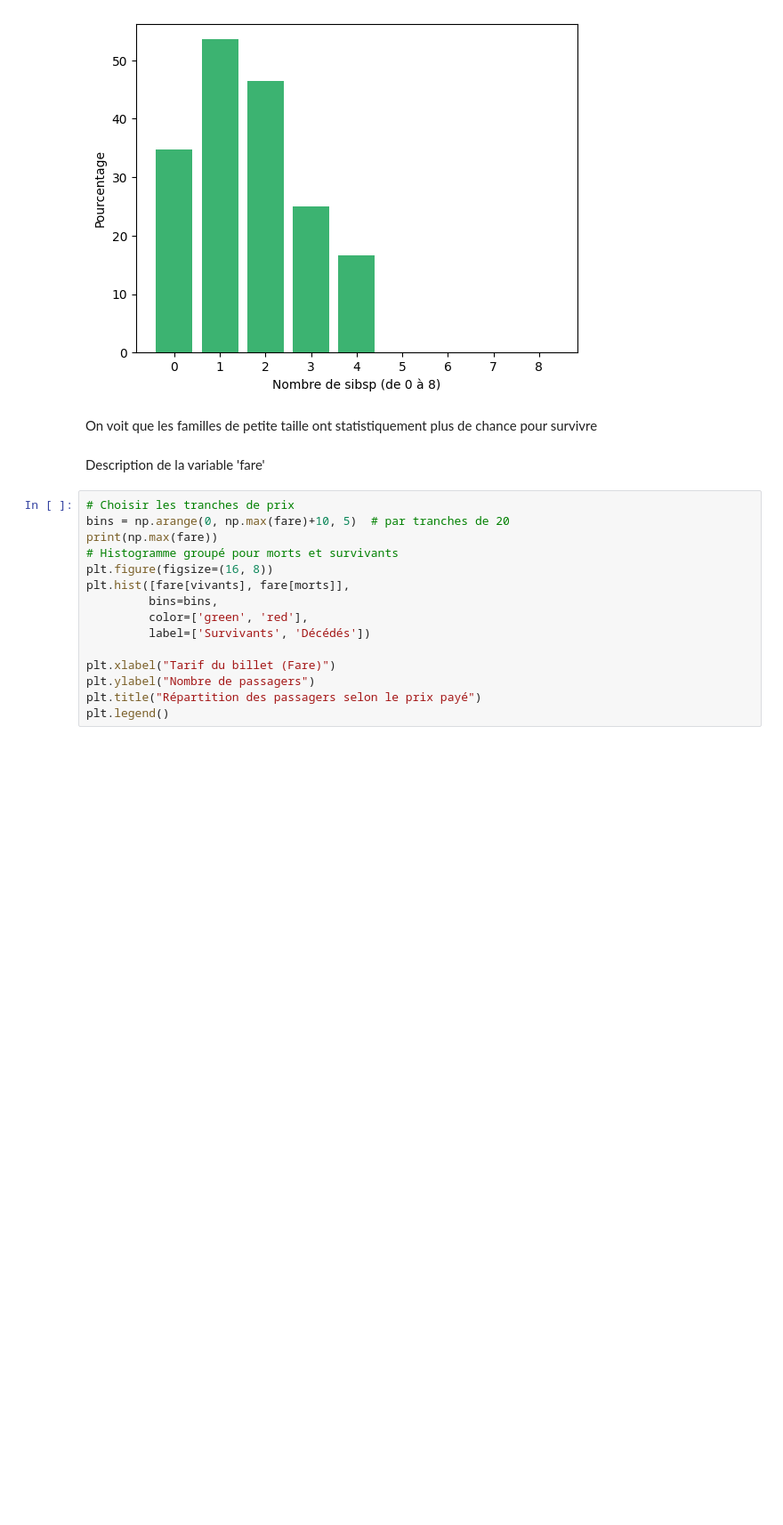
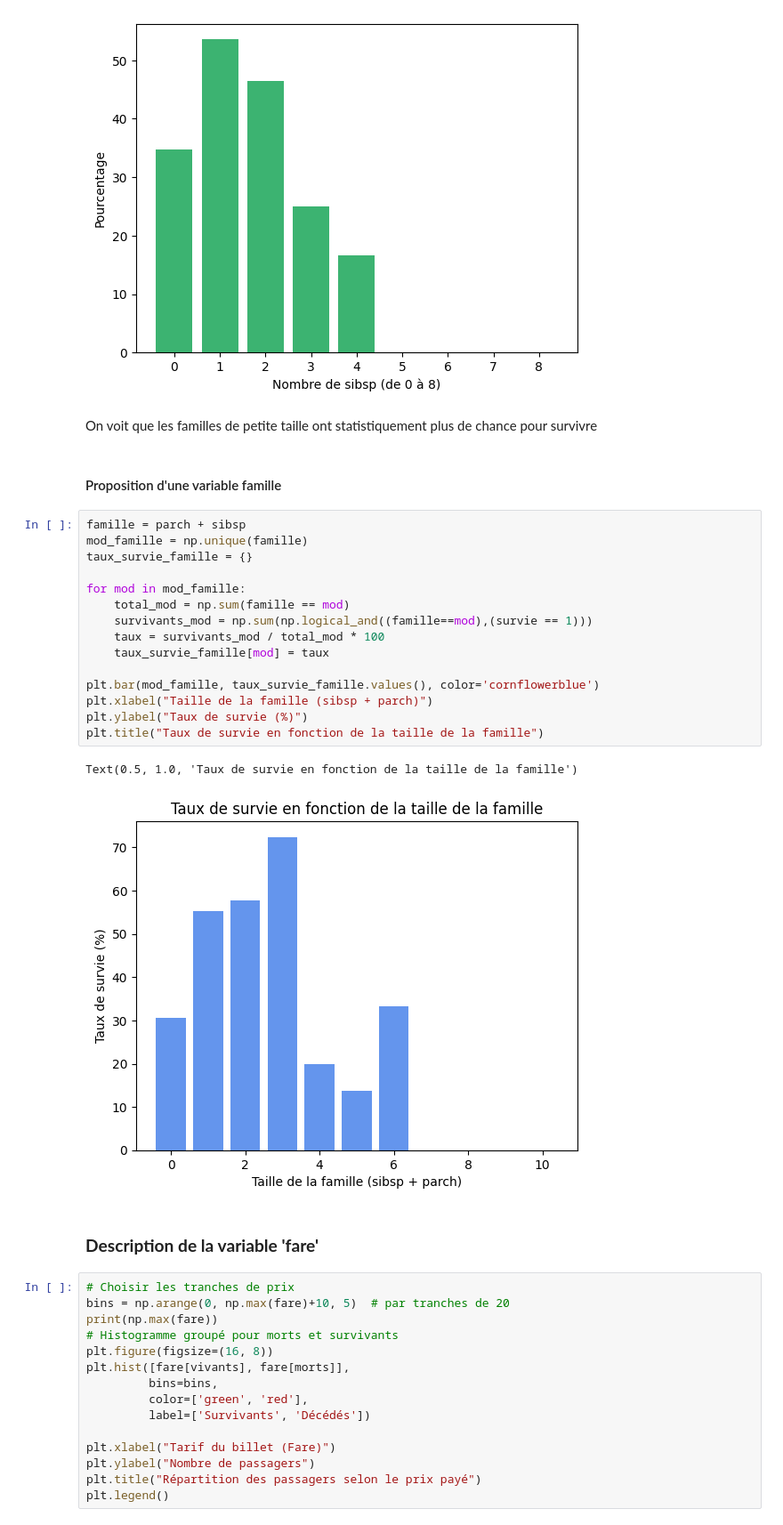
Before and after one commit to Noah-Agnel/Titanic, a Jupyter notebook: data_analysis.ipynb, the cells around one changed output. Shown at 89% size. Drawn from its saved outputs; the diff is of its cells as text; blank space fills up the shorter version.

```diff
--- a/data_analysis.ipynb
+++ b/data_analysis.ipynb
@@ -192,8 +227,28 @@ Pourcentage pour 8.0 sibsp:  0.0  %
 [figure]
 # %% [markdown]
 On voit que les familles de petite taille ont statistiquement plus de chance pour survivre
+# %% [markdown]
+#### Proposition d'une variable famille
+# %%
+famille = parch + sibsp
+mod_famille = np.unique(famille)
+taux_survie_famille = {}
+
+for mod in mod_famille:
+    total_mod = np.sum(famille == mod)
+    survivants_mod = np.sum(np.logical_and((famille==mod),(survie == 1)))
+    taux = survivants_mod / total_mod * 100
+    taux_survie_famille[mod] = taux
+
+plt.bar(mod_famille, taux_survie_famille.values(), color='cornflowerblue')
+plt.xlabel("Taille de la famille (sibsp + parch)")
+plt.ylabel("Taux de survie (%)")
+plt.title("Taux de survie en fonction de la taille de la famille")
+# %% [output]
+Text(0.5, 1.0, 'Taux de survie en fonction de la taille de la famille')
+[figure, added]
 # %% [markdown]
-Description de la variable 'fare'
+### **Description de la variable 'fare'**
 # %%
 # Choisir les tranches de prix
 bins = np.arange(0, np.max(fare)+10, 5)  # par tranches de 20
```
Also changed, not shown: parts of 30 cells of this notebook.
